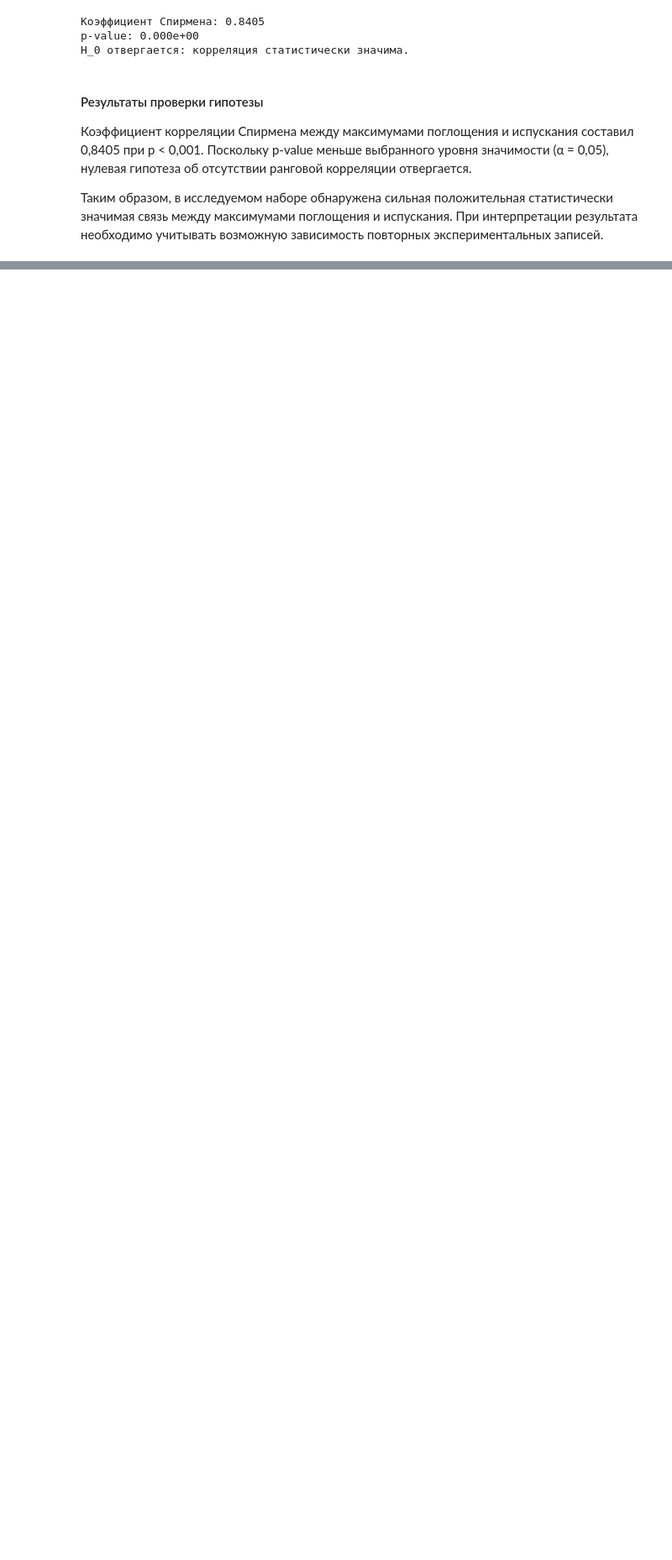
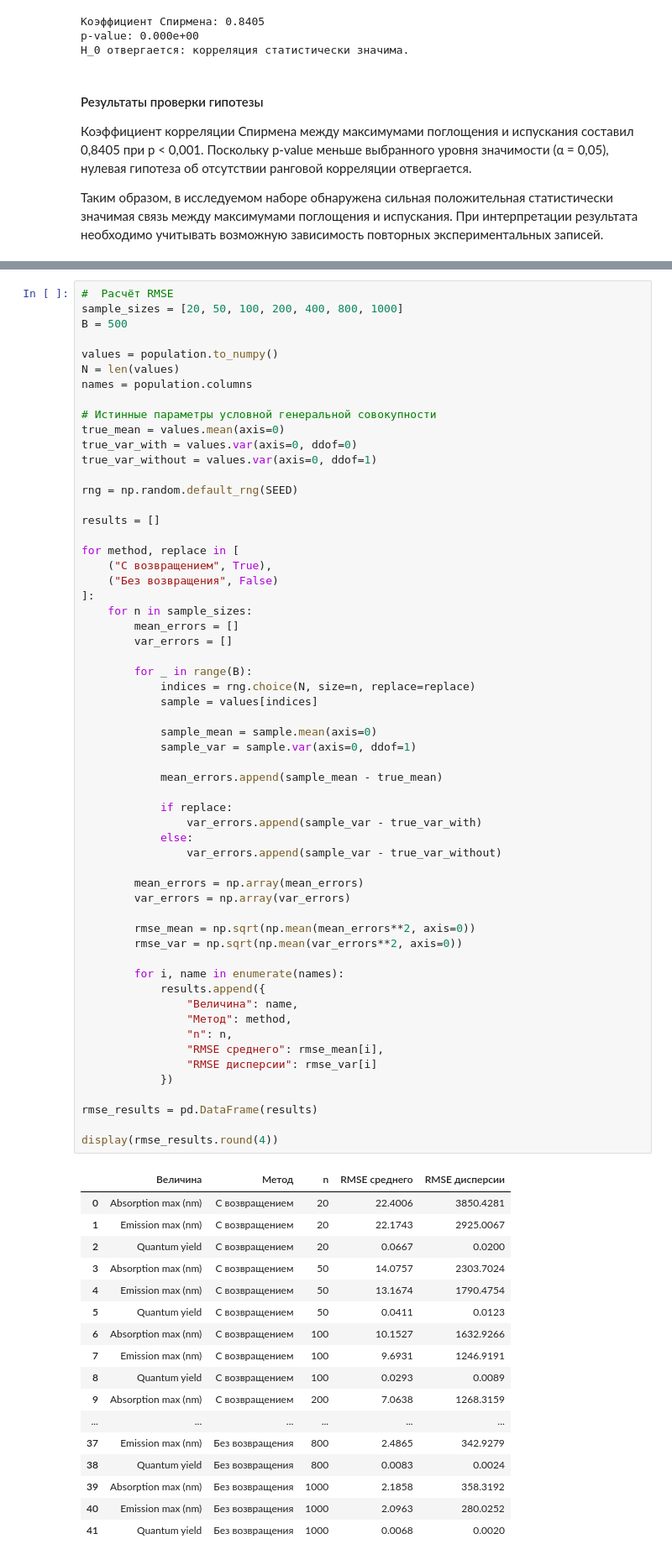
Before and after one commit to mdtokarev/App-Stat-Lab01, a Jupyter notebook: AppStatLab01.ipynb, the cells around one changed output, grey strips where cells are left out. Shown at 84% size. Saved outputs shown, nothing was run; the diff lists cells and outputs as text; blank space fills up the shorter version.

```diff
--- a/AppStatLab01.ipynb
+++ b/AppStatLab01.ipynb
@@ -1192,0 +1297,76 @@ H_0 отвергается: корреляция статистически зн
+# %%
+#  Расчёт RMSE
+sample_sizes = [20, 50, 100, 200, 400, 800, 1000]
+B = 500
+
+values = population.to_numpy()
+N = len(values)
+names = population.columns
+
+# Истинные параметры условной генеральной совокупности
+true_mean = values.mean(axis=0)
+true_var_with = values.var(axis=0, ddof=0)
+true_var_without = values.var(axis=0, ddof=1)
+
+rng = np.random.default_rng(SEED)
+
+results = []
+
+for method, replace in [
+    ("С возвращением", True),
+    ("Без возвращения", False)
+]:
+    for n in sample_sizes:
+        mean_errors = []
+        var_errors = []
+
+        for _ in range(B):
+            indices = rng.choice(N, size=n, replace=replace)
+            sample = values[indices]
+
+            sample_mean = sample.mean(axis=0)
+            sample_var = sample.var(axis=0, ddof=1)
+
+            mean_errors.append(sample_mean - true_mean)
+
+            if replace:
+                var_errors.append(sample_var - true_var_with)
+            else:
+                var_errors.append(sample_var - true_var_without)
+
+        mean_errors = np.array(mean_errors)
+        var_errors = np.array(var_errors)
+
+        rmse_mean = np.sqrt(np.mean(mean_errors**2, axis=0))
+        rmse_var = np.sqrt(np.mean(var_errors**2, axis=0))
+
+        for i, name in enumerate(names):
+            results.append({
+                "Величина": name,
+                "Метод": method,
+                "n": n,
+                "RMSE среднего": rmse_mean[i],
+                "RMSE дисперсии": rmse_var[i]
+            })
+
+rmse_results = pd.DataFrame(results)
+
+display(rmse_results.round(4))
+# %% [output]
+|  | Величина | Метод | n | RMSE среднего | RMSE дисперсии |
+| 0 | Absorption max (nm) | С возвращением | 20 | 22.4006 | 3850.4281 |
+| 1 | Emission max (nm) | С возвращением | 20 | 22.1743 | 2925.0067 |
+| 2 | Quantum yield | С возвращением | 20 | 0.0667 | 0.0200 |
+| 3 | Absorption max (nm) | С возвращением | 50 | 14.0757 | 2303.7024 |
+| 4 | Emission max (nm) | С возвращением | 50 | 13.1674 | 1790.4754 |
+| 5 | Quantum yield | С возвращением | 50 | 0.0411 | 0.0123 |
+| 6 | Absorption max (nm) | С возвращением | 100 | 10.1527 | 1632.9266 |
+| 7 | Emission max (nm) | С возвращением | 100 | 9.6931 | 1246.9191 |
+| 8 | Quantum yield | С возвращением | 100 | 0.0293 | 0.0089 |
+| 9 | Absorption max (nm) | С возвращением | 200 | 7.0638 | 1268.3159 |
+| ... | ... | ... | ... | ... | ... |
+| 37 | Emission max (nm) | Без возвращения | 800 | 2.4865 | 342.9279 |
+| 38 | Quantum yield | Без возвращения | 800 | 0.0083 | 0.0024 |
+| 39 | Absorption max (nm) | Без возвращения | 1000 | 2.1858 | 358.3192 |
+| 40 | Emission max (nm) | Без возвращения | 1000 | 2.0963 | 280.0252 |
+| 41 | Quantum yield | Без возвращения | 1000 | 0.0068 | 0.0020 |
```
Also changed, not shown: parts of 8 cells of this notebook.
